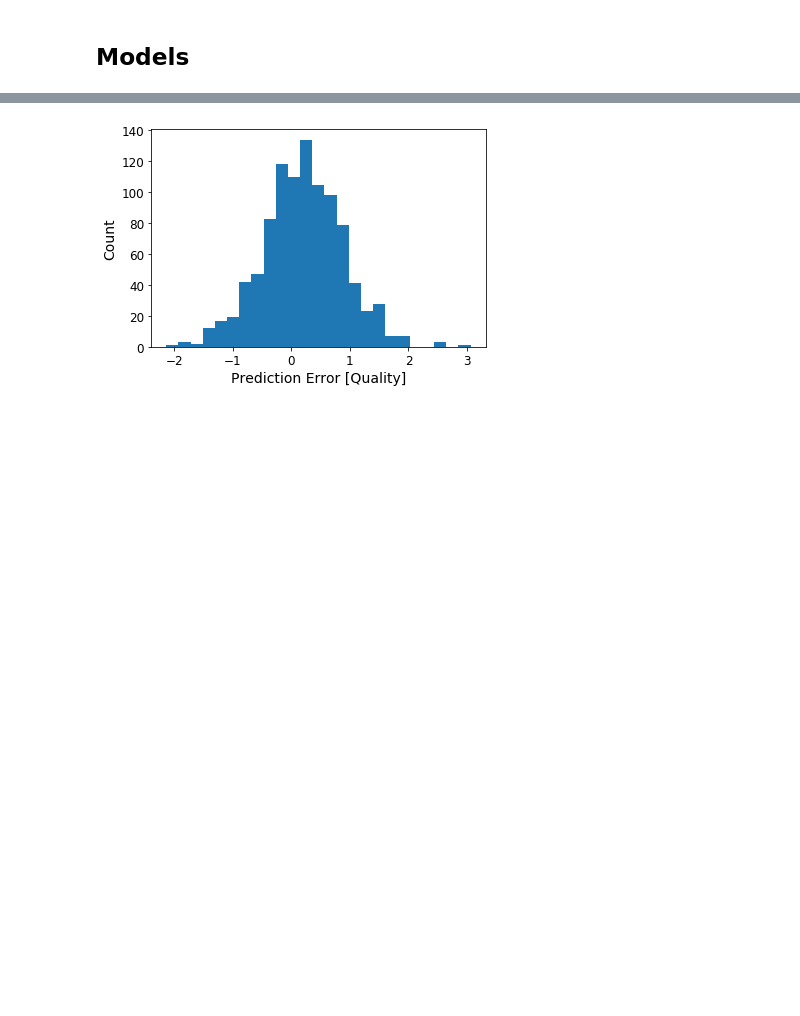
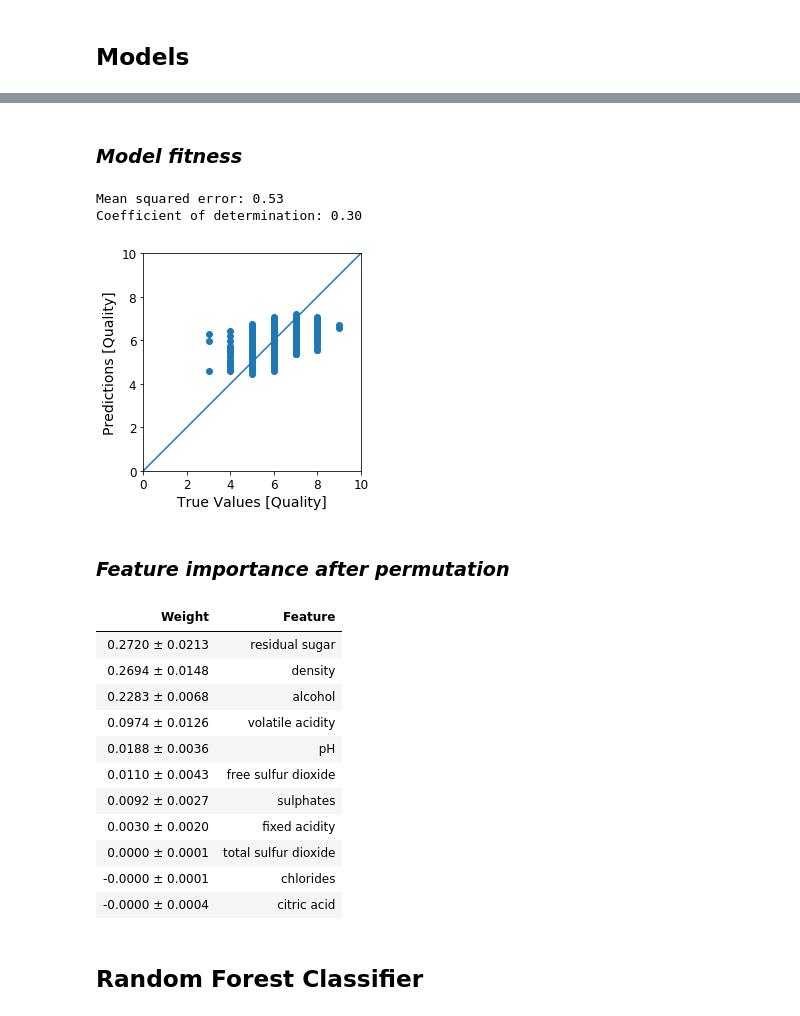
Before and after one commit to ncsereoka/wine-tasting, a Jupyter notebook: WineTasting.ipynb, the cells around one changed output, grey strips where cells are left out. Cells and saved outputs as stored; diff of their text form; code cells hidden in the pictures; blank space fills up the shorter version.

Commit message:
Restructure the project and add the random forest

```diff
--- a/WineTasting.ipynb
+++ b/WineTasting.ipynb
@@ -144,0 +182,2 @@ Saving figure attribute_histogram_plots
+# %%
+train_data, test_data, train_labels, test_labels = normalized_data(wine)
@@ -207,2 +201,0 @@ def build_model():
-# %%
-model = build_model()
@@ -300,7 +202,60 @@ _ = plt.plot([0, 10], [0, 10])
-# %%
-error = test_predictions - test_labels
-plt.hist(error, bins = 25)
-plt.xlabel('Prediction Error [Quality]')
-_ = plt.ylabel('Count')
-# %% [output]
-[figure, removed]
+# %%
+from sklearn.model_selection import train_test_split
+from sklearn.metrics import mean_squared_error, r2_score
+from sklearn import linear_model
+
+import eli5
+from eli5.sklearn import PermutationImportance
+
+def trained_linear_regression_model(train_data, train_labels):
+    train_X, val_X, train_y, val_y = train_test_split(train_data, train_labels, random_state=1)
+    return linear_model.LinearRegression().fit(train_X, train_y)
+
+def linear_regression_fitness_evaluation(model, test_data, test_labels):
+    # Make predictions using the testing set
+    pred_labels = model.predict(test_data)
+
+    display(IPython.display.Markdown('### *Model fitness*'))
+    print('Mean squared error: %.2f' % mean_squared_error(test_labels, pred_labels))
+    print('Coefficient of determination: %.2f'% r2_score(test_labels, pred_labels))
+
+    # Plot outputs
+    plt.scatter(test_labels, pred_labels)
+    plt.xlabel('True Values [Quality]')
+    plt.ylabel('Predictions [Quality]')
+    plt.axis('equal')
+    plt.axis('square')
+    plt.xlim([0, 10])
+    plt.ylim([0, 10])
+    _ = plt.plot([0, 10], [0, 10])
+
+    plt.show()
+
+def linear_regression_explanation(model):
+    perm = PermutationImportance(linear_regression_model, random_state=1).fit(normed_train_data, train_labels)
+    display(IPython.display.Markdown('### *Feature importance after permutation*'))
+    display(eli5.show_weights(perm, feature_names = val_X.columns.tolist()))
+# %%
+linear_regression_model = trained_linear_regression_model(train_data, train_labels)
+linear_regression_fitness_evaluation(linear_regression_model, test_data, test_labels)
+linear_regression_explanation(linear_regression_model)
+# %% [output]
+### *Model fitness*
+Mean squared error: 0.53
+Coefficient of determination: 0.30
+[figure, added]
+### *Feature importance after permutation*
+| Weight | Feature |
+| 0.2720 ± 0.0213 | residual sugar |
+| 0.2694 ± 0.0148 | density |
+| 0.2283 ± 0.0068 | alcohol |
+| 0.0974 ± 0.0126 | volatile acidity |
+| 0.0188 ± 0.0036 | pH |
+| 0.0110 ± 0.0043 | free sulfur dioxide |
+| 0.0092 ± 0.0027 | sulphates |
+| 0.0030 ± 0.0020 | fixed acidity |
+| 0.0000 ± 0.0001 | total sulfur dioxide |
+| -0.0000 ± 0.0001 | chlorides |
+| -0.0000 ± 0.0004 | citric acid |
+# %% [markdown]
+## **Random Forest Classifier**
```
Also changed, not shown: parts of 33 cells of this notebook.
